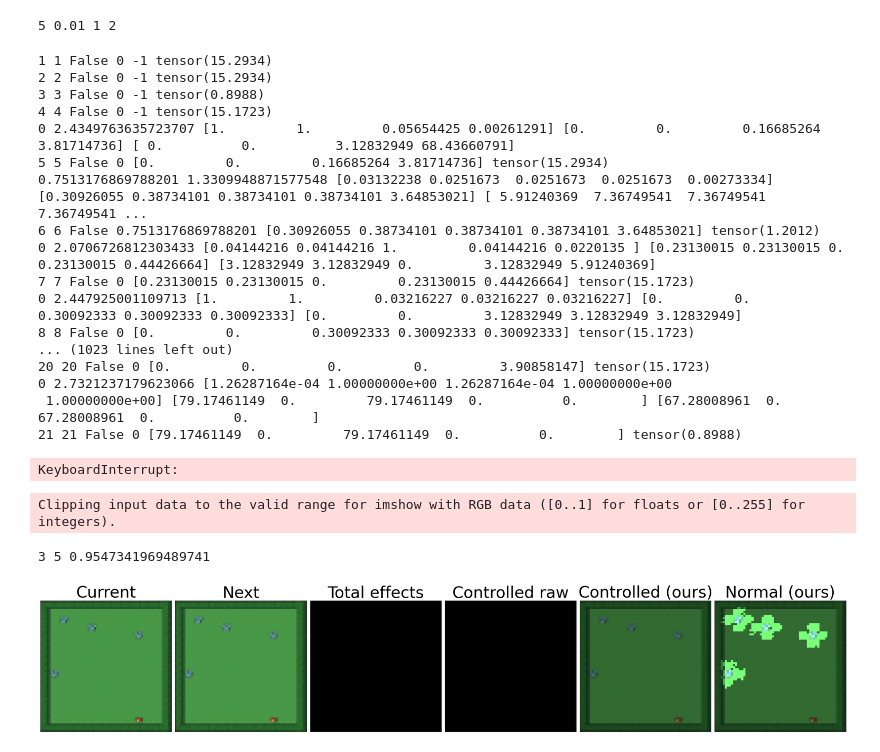
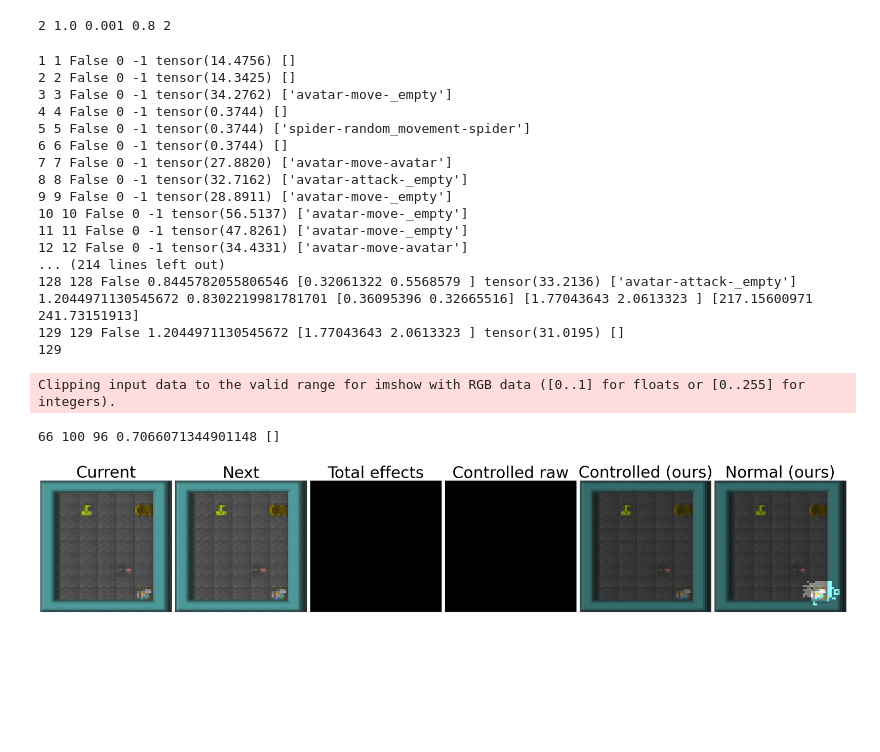
Before and after one commit to Mo-youssef/controllable-IR, a Jupyter notebook: evaluator_notebook_cen.ipynb, the cells around one changed output. Drawn from its saved outputs; the diff is of its cells as text; code cells hidden in the pictures; blank space fills up the shorter version.

```diff
--- a/evaluator_notebook_cen.ipynb
+++ b/evaluator_notebook_cen.ipynb
@@ -52,7 +52,7 @@ def load_model(run_id, env, download=False):
 
     return mask_network, combine_masks
 # %%
-cen_run_id = '15dzfnb1'#'rqt6qopv'
+cen_run_id = '41mn1pc9'
 config = load_config(cen_run_id)
 
 device = torch.device('cpu')
@@ -79,12 +79,16 @@ CNNDecoder(
   )
 )
 # %%
-config['ngu_k_neighbors'] = 5
-episodic_memory = EpisodicMemory(config['ngu_mem'], config['ctrl_latent_size'], config['ngu_k_neighbors'], config['ir_eps'], config['ir_c'], max_sim=config['ir_max_sim'])
+config['ngu_k_neighbors'] = 2
+config['ir_eps'] = 1.0
+# config['ir_c'] = 0.001
+# config['ir_max_sim'] = 1.5
+# config['ir_psi'] = 0.4
+episodic_memory = EpisodicMemory(config['ngu_mem'], config['ctrl_latent_size'], config['ngu_k_neighbors'], config['ir_eps'], config['ir_c'], config['ir_psi'], config['ir_max_sim'])
 # %%
-print(config['ngu_k_neighbors'], config['ir_eps'], config['ir_c'], config['ir_max_sim'])
+print(config['ngu_k_neighbors'], config['ir_eps'], config['ir_c'], config['ir_psi'], config['ir_max_sim'])
 # %% [output]
-5 0.01 1 2
+2 1.0 0.001 0.8 2
 # %%
 def to_video(frames, output_file='eval_video.mp4'):
     fps = '12'
@@ -113,7 +117,7 @@ def mask_observation(observation, mask, threshold=0.03, use_negative=True):
     return image
 # %%
 def score(episodic_memory, embedding):
-    if episodic_memory.num < episodic_memory.k_neighbors:
+    if episodic_memory.num < 30:
         return 0, -1
 
     test = np.array(embedding).ravel()[None, :]
@@ -155,6 +159,7 @@ output_channels = env.observation_space.shape[0]
 state = env.get_state()
 observation, observation_raw = process_obs(None)
 
+total_steps = 0
 step = 0
 episode = list()
 episode_index = 0
@@ -162,10 +167,11 @@ data = list()
 while len(data) < 100:
     action = torch.randint(num_actions, (1,)).to(device)
 
-    next_observation, _, done, info = env.step(0)#action.item())
+    next_observation, _, done, info = env.step(action.item())
     next_observation, next_observation_raw = process_obs(next_observation)
     total_effect = next_observation[-output_channels:] - observation[-output_channels:]
     step += 1
+    total_steps += 1
 
     with torch.no_grad():
         cen_controlled_mask, cen_normal_mask, controlled_embedding, _ = cen_network(observation.unsqueeze(0), action)
@@ -175,7 +181,8 @@ while len(data) < 100:
     controlled_embedding = controlled_embedding.cpu().detach().numpy()
     episodic_memory.add_item(controlled_embedding.squeeze(0))
     reward, distance = score(episodic_memory, controlled_embedding)
-    print(step, episodic_memory.num, done, reward, distance, cen_controlled_mask.abs().sum())
+    events = [f"{event['SourceObjectName']}-{event['ActionName']}-{event['DestinationObjectName']}" for event in info[0]['History'] if f"{event['SourceObjectName']}-{event['ActionName']}-{event['DestinationObjectName']}" not in ('key-pick_key-key', 'spider-random_movement-_empty', 'attack_fire-remove_sprite-attack_fire')]
+    print(step, episodic_memory.num, done, reward, distance, cen_controlled_mask.abs().sum(), events)
 
     episode.append(mask_observation(next_observation_raw, cen_controlled_mask_raw.permute(0, 2, 3, 1).squeeze().cpu().numpy()))
 
@@ -189,32 +196,33 @@ while len(data) < 100:
         episodic_memory.reset()
 
     if not done:
-        if reward:
-            # if len([event for event in info[0]['History'] if event['SourceObjectName'] == 'catcher' and event['DestinationObjectName'] == 'butterfly']) > 0:
-            data.append((observation_raw, next_observation_raw, cen_controlled_mask_raw, cen_normal_mask_raw, total_effect, cen_controlled_mask, reward))
+        # if 'avatar-move-near_key' in events:# or reward >= 0.7:
+        if reward >= 0.5:
+            data.append((observation_raw, next_observation_raw, cen_controlled_mask_raw, cen_normal_mask_raw, total_effect, cen_controlled_mask, reward, step, events))
 
     observation = next_observation
     observation_raw = next_observation_raw
     state = env.get_state()
+
+print(total_steps)
 # %% [output]
-1 1 False 0 -1 tensor(15.2934)
-2 2 False 0 -1 tensor(15.2934)
-3 3 False 0 -1 tensor(0.8988)
-4 4 False 0 -1 tensor(15.1723)
-0 2.4349763635723707 [1.         1.         0.05654425 0.00261291] [0.         0.         0.16685264 3.81714736] [ 0.          0.          3.12832949 68.43660791]
-5 5 False 0 [0.         0.         0.16685264 3.81714736] tensor(15.2934)
-0.7513176869788201 1.3309948871577548 [0.03132238 0.0251673  0.0251673  0.0251673  0.00273334] [0.30926055 0.38734101 0.38734101 0.38734101 3.64853021] [ 5.91240369  7.36749541  7.36749541  7.36749541 ...
-6 6 False 0.7513176869788201 [0.30926055 0.38734101 0.38734101 0.38734101 3.64853021] tensor(1.2012)
-0 2.0706726812303433 [0.04144216 0.04144216 1.         0.04144216 0.0220135 ] [0.23130015 0.23130015 0.         0.23130015 0.44426664] [3.12832949 3.12832949 0.         3.12832949 5.91240369]
-7 7 False 0 [0.23130015 0.23130015 0.         0.23130015 0.44426664] tensor(15.1723)
-0 2.447925001109713 [1.         1.         0.03216227 0.03216227 0.03216227] [0.         0.         0.30092333 0.30092333 0.30092333] [0.         0.         3.12832949 3.12832949 3.12832949]
-8 8 False 0 [0.         0.         0.30092333 0.30092333 0.30092333] tensor(15.1723)
-... (1023 lines left out)
-20 20 False 0 [0.         0.         0.         0.         3.90858147] tensor(15.1723)
-0 2.7321237179623066 [1.26287164e-04 1.00000000e+00 1.26287164e-04 1.00000000e+00
- 1.00000000e+00] [79.17461149  0.         79.17461149  0.          0.        ] [67.28008961  0.         67.28008961  0.          0.        ]
-21 21 False 0 [79.17461149  0.         79.17461149  0.          0.        ] tensor(0.8988)
+1 1 False 0 -1 tensor(14.4756) []
+2 2 False 0 -1 tensor(14.3425) []
+3 3 False 0 -1 tensor(34.2762) ['avatar-move-_empty']
+4 4 False 0 -1 tensor(0.3744) []
+5 5 False 0 -1 tensor(0.3744) ['spider-random_movement-spider']
+6 6 False 0 -1 tensor(0.3744) []
+7 7 False 0 -1 tensor(27.8820) ['avatar-move-avatar']
+8 8 False 0 -1 tensor(32.7162) ['avatar-attack-_empty']
+9 9 False 0 -1 tensor(28.8911) ['avatar-move-_empty']
+10 10 False 0 -1 tensor(56.5137) ['avatar-move-_empty']
+11 11 False 0 -1 tensor(47.8261) ['avatar-move-_empty']
+12 12 False 0 -1 tensor(34.4331) ['avatar-move-avatar']
+... (214 lines left out)
+128 128 False 0.8445782055806546 [0.32061322 0.5568579 ] tensor(33.2136) ['avatar-attack-_empty']
+1.2044971130545672 0.8302219981781701 [0.36095396 0.32665516] [1.77043643 2.0613323 ] [217.15600971 241.73151913]
+129 129 False 1.2044971130545672 [1.77043643 2.0613323 ] tensor(31.0195) []
+129
-KeyboardInterrupt:
 # %%
 fig, axes = plt.subplots(figsize=(34, 24), ncols=6, nrows=1)
 
@@ -227,39 +235,41 @@ cen_normal_mask = item[3].squeeze().cpu().numpy().squeeze()
 total_effect = item[4].permute(1, 2, 0).cpu().numpy().squeeze()
 threshold_cen_controlled_mask = item[5].cpu().numpy().squeeze()
 reward = item[6]
-print(index, len(data), reward)
+step = item[7]
+events = item[8]
+print(index, len(data), step, reward, events)
 
 for ax in axes.flat:
     ax.tick_params(axis="both", which = "both", bottom = False, top = False, left=False,right=False, labelleft=False,labelbottom=False)
     ax.imshow(np.zeros_like(observation))
 
 axes[0].imshow(observation)
 axes[1].imshow(next_observation)
 axes[2].imshow(total_effect)
 axes[3].imshow(cen_controlled_mask)
 axes[4].imshow(mask_observation(observation, threshold_cen_controlled_mask))
 axes[5].imshow(mask_observation(observation, (np.abs(cen_normal_mask) > 0.01).max(axis=0)[None].transpose(1, 2, 0)))
 
 
 axes[0].xaxis.set_label_position('top')
 axes[1].xaxis.set_label_position('top')
 axes[2].xaxis.set_label_position('top')
 axes[3].xaxis.set_label_position('top')
 axes[4].xaxis.set_label_position('top')
 axes[5].xaxis.set_label_position('top')
 
 axes[0].set_xlabel('Current', color='black', fontsize=48., labelpad=10.)
 axes[1].set_xlabel('Next', color='black', fontsize=48., labelpad=10.)
 axes[2].set_xlabel('Total effects', color='black', fontsize=48., labelpad=10.)
 axes[3].set_xlabel('Controlled raw', color='black', fontsize=48., labelpad=10.)
 axes[4].set_xlabel('Controlled (ours)', color='black', fontsize=48., labelpad=10.)
 axes[5].set_xlabel('Normal (ours)', color='black', fontsize=48., labelpad=10.)
 
 plt.tight_layout()
 plt.show()
 # %% [output]
 Clipping input data to the valid range for imshow with RGB data ([0..1] for floats or [0..255] for integers).
-3 5 0.9547341969489741
+66 100 96 0.7066071344901148 []
-[figure, old version]
+[figure, new version]
 # %%
 print(config['ir_eps'], episodic_memory.psi, episodic_memory.running_sum, episodic_memory.running_num, episodic_memory.running_sum / episodic_memory.running_num)
```
Also changed, not shown: parts of 3 cells of this notebook, 7 other files.
